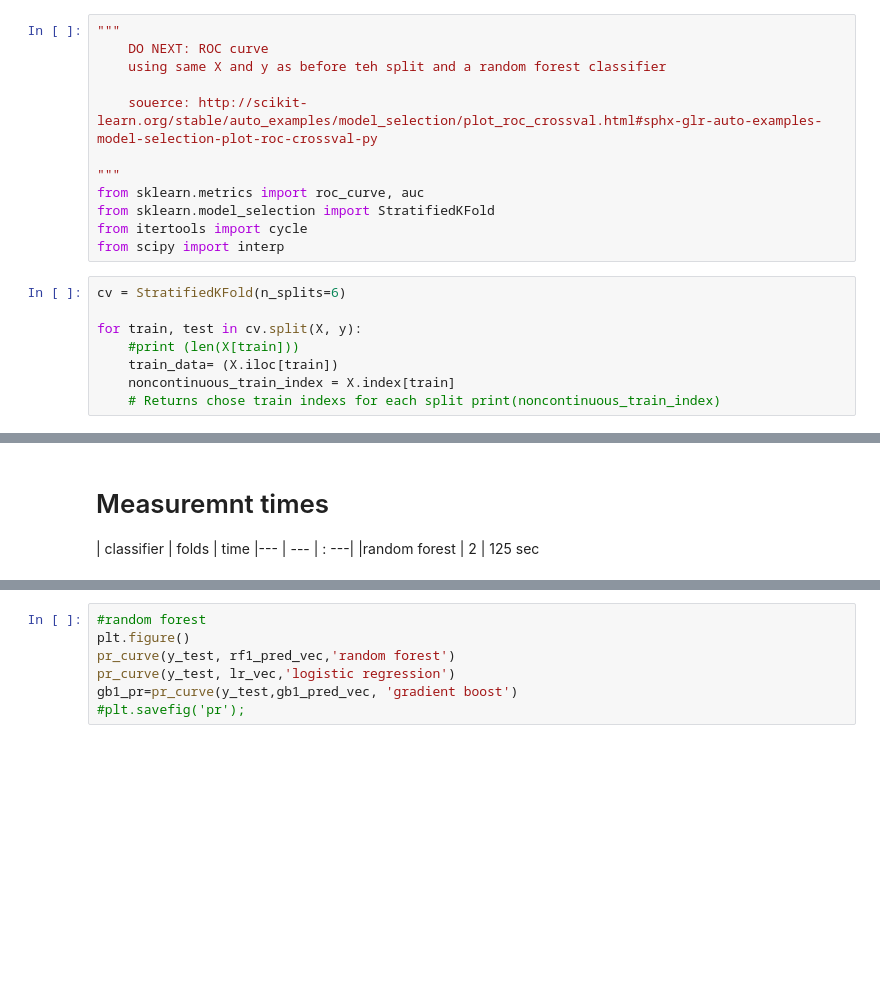
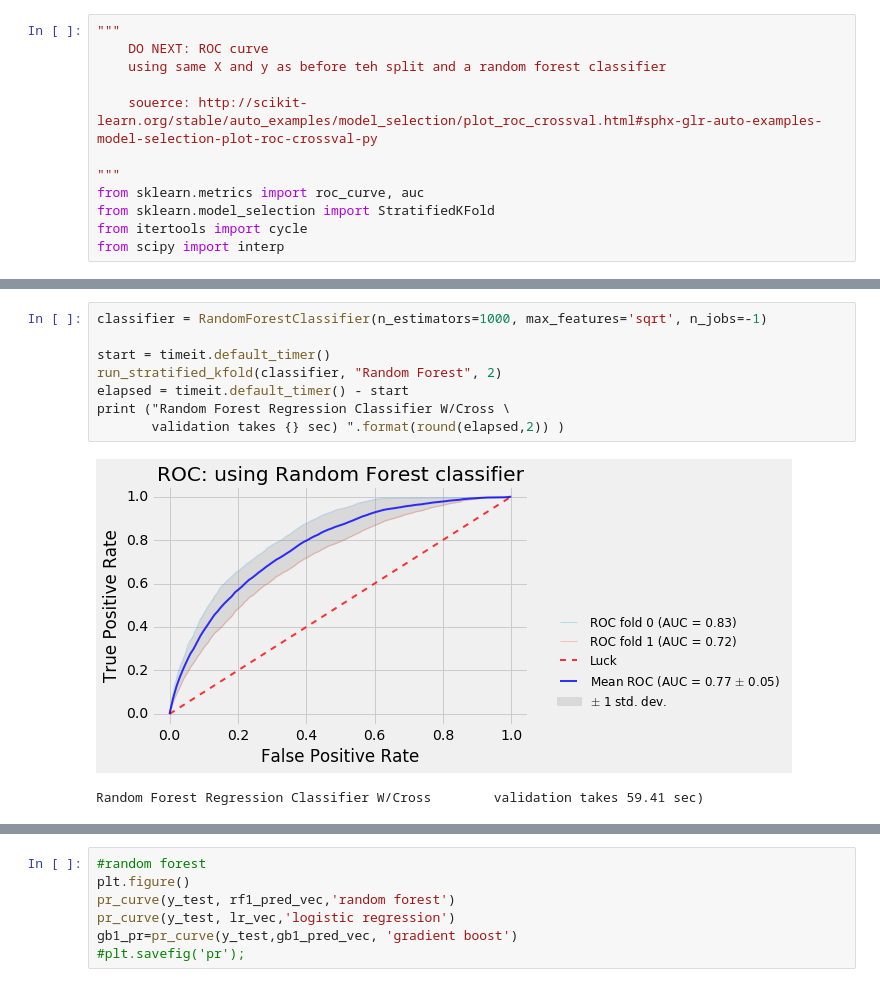
Before and after one commit to billiescodes/mortality_in_ICU, a Jupyter notebook: 02_Model_and_Evaluation.ipynb, the cells around one changed output, grey strips where cells are left out. Saved outputs shown, nothing was run; the diff lists cells and outputs as text; blank space fills up the shorter version.

```diff
--- a/02_Model_and_Evaluation.ipynb
+++ b/02_Model_and_Evaluation.ipynb
@@ -437,11 +437,3 @@ from sklearn.metrics import roc_curve, auc
 from sklearn.model_selection import StratifiedKFold
 from itertools import cycle
 from scipy import interp
-# %%
-cv = StratifiedKFold(n_splits=6)
-
-for train, test in cv.split(X, y):
-    #print (len(X[train]))
-    train_data= (X.iloc[train])
-    noncontinuous_train_index = X.index[train]
-    # Returns chose train indexs for each split print(noncontinuous_train_index)
@@ -506,6 +499,11 @@ Random Forest Regression Classifier W/Cross validation takes 125.780008078 sec)
-# %% [markdown]
-# Measuremnt times
-
-| classifier | folds | time
-|--- | --- | : ---|
-|random forest | 2 | 125 sec
+# %%
+classifier = RandomForestClassifier(n_estimators=1000, max_features='sqrt', n_jobs=-1)
+
+start = timeit.default_timer()
+run_stratified_kfold(classifier, "Random Forest", 2)
+elapsed = timeit.default_timer() - start
+print ("Random Forest Regression Classifier W/Cross \
+       validation takes {} sec) ".format(round(elapsed,2)) )
+# %% [output]
+[figure, added]
+Random Forest Regression Classifier W/Cross        validation takes 59.41 sec)
```
Also changed, not shown: parts of 3 cells of this notebook.
